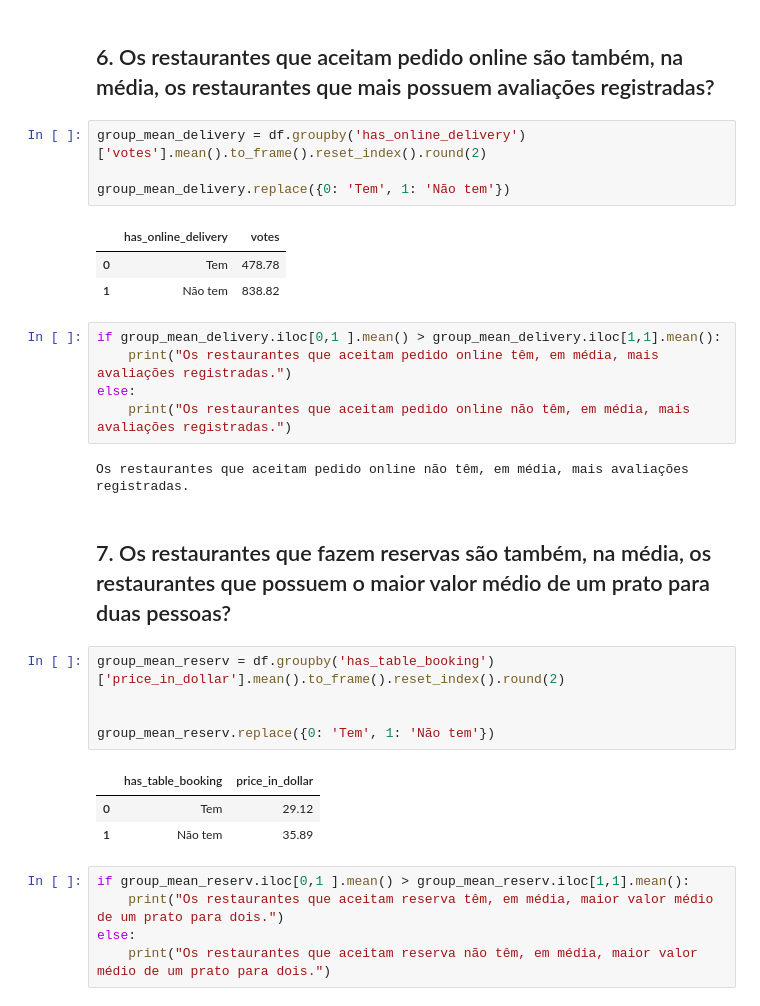
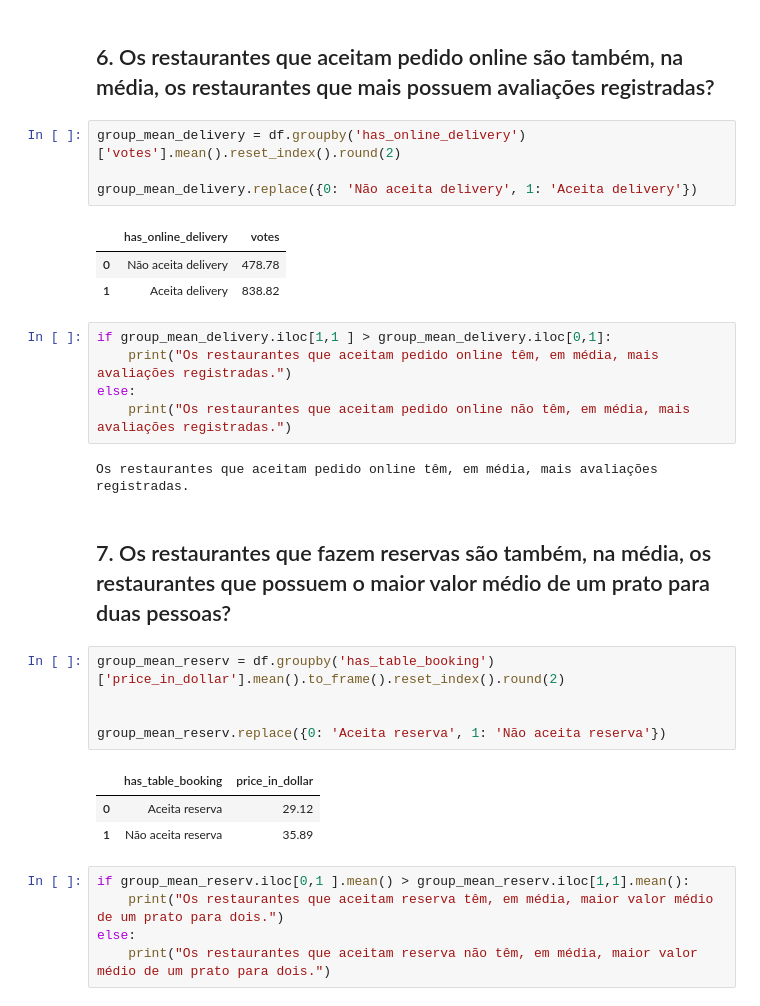
Before and after one commit to dinizjp/fome-zero-project, a Jupyter notebook: notebook_analise/fome_zero.ipynb, the cells around one changed output. Drawn from its saved outputs; the diff is of its cells as text.

```diff
--- a/notebook_analise/fome_zero.ipynb
+++ b/notebook_analise/fome_zero.ipynb
@@ -327,31 +327,31 @@ rest_name_brazil[['restaurant_name','aggregate_rating']].head(2)
 # %% [markdown]
 ## 6. Os restaurantes que aceitam pedido online são também, na média, os restaurantes que mais possuem avaliações registradas?
 # %%
-group_mean_delivery = df.groupby('has_online_delivery')['votes'].mean().to_frame().reset_index().round(2)
+group_mean_delivery = df.groupby('has_online_delivery')['votes'].mean().reset_index().round(2)
 
-group_mean_delivery.replace({0: 'Tem', 1: 'Não tem'})
+group_mean_delivery.replace({0: 'Não aceita delivery', 1: 'Aceita delivery'})
 # %% [output]
 |  | has_online_delivery | votes |
-| 0 | Tem | 478.78 |
-| 1 | Não tem | 838.82 |
+| 0 | Não aceita delivery | 478.78 |
+| 1 | Aceita delivery | 838.82 |
 # %%
-if group_mean_delivery.iloc[0,1 ].mean() > group_mean_delivery.iloc[1,1].mean():
+if group_mean_delivery.iloc[1,1 ] > group_mean_delivery.iloc[0,1]:
     print("Os restaurantes que aceitam pedido online têm, em média, mais avaliações registradas.")
 else:
     print("Os restaurantes que aceitam pedido online não têm, em média, mais avaliações registradas.")
 # %% [output]
-Os restaurantes que aceitam pedido online não têm, em média, mais avaliações registradas.
+Os restaurantes que aceitam pedido online têm, em média, mais avaliações registradas.
 # %% [markdown]
 ## 7. Os restaurantes que fazem reservas são também, na média, os restaurantes que possuem o maior valor médio de um prato para duas pessoas?
 # %%
 group_mean_reserv = df.groupby('has_table_booking')['price_in_dollar'].mean().to_frame().reset_index().round(2)
 
 
-group_mean_reserv.replace({0: 'Tem', 1: 'Não tem'})
+group_mean_reserv.replace({0: 'Aceita reserva', 1: 'Não aceita reserva'})
 # %% [output]
 |  | has_table_booking | price_in_dollar |
-| 0 | Tem | 29.12 |
-| 1 | Não tem | 35.89 |
+| 0 | Aceita reserva | 29.12 |
+| 1 | Não aceita reserva | 35.89 |
 # %%
 if group_mean_reserv.iloc[0,1 ].mean() > group_mean_reserv.iloc[1,1].mean():
     print("Os restaurantes que aceitam reserva têm, em média, maior valor médio de um prato para dois.")
```
